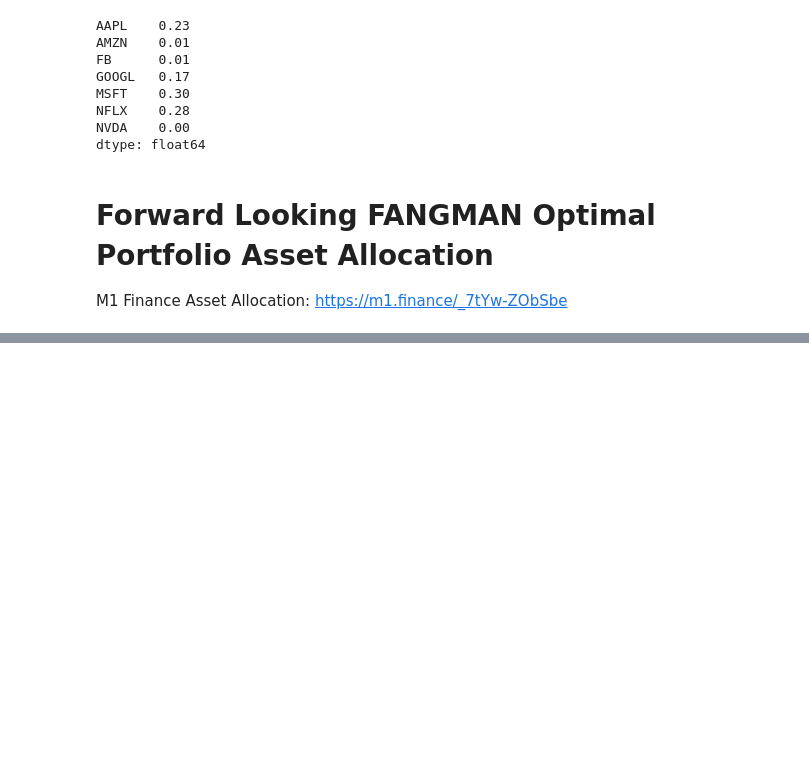
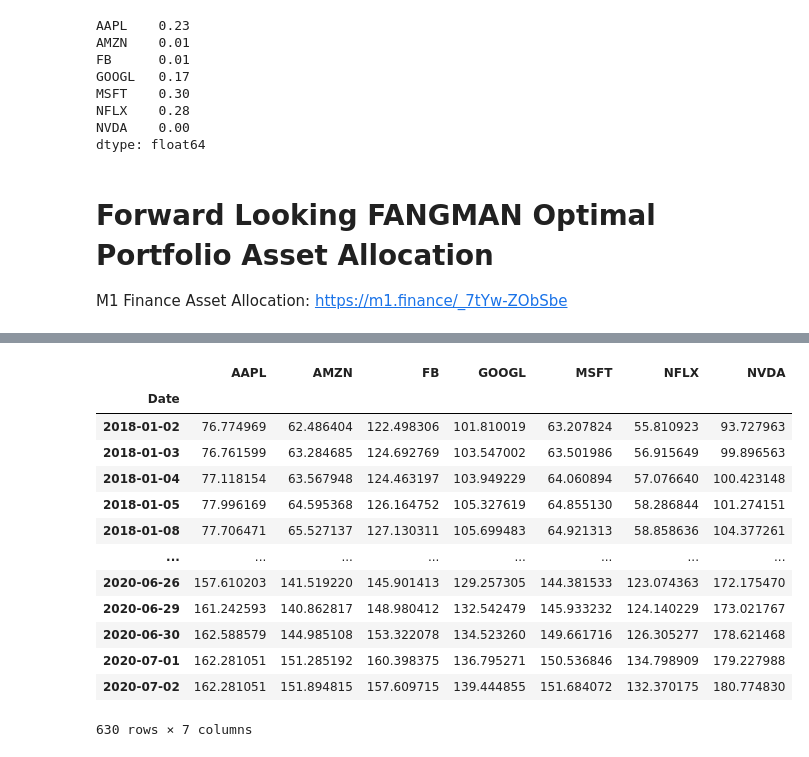
Before and after one commit to Henry501298/Financial-Programming-in-Python, a Jupyter notebook: FANGMAN Portfolio Analysis .ipynb, the cells around one changed output, grey strips where cells are left out. Saved outputs shown, nothing was run; the diff lists cells and outputs as text; code cells hidden in the pictures; blank space fills up the shorter version.

```diff
--- a/FANGMAN Portfolio Analysis .ipynb
+++ b/FANGMAN Portfolio Analysis .ipynb
@@ -810,0 +854,2 @@ M1 Finance Asset Allocation: https://m1.finance/_7tYw-ZObSbe
+# %%
+FANGMAN_Stocks2 = pd.read_csv('FANGMAN_Stocks2.csv', header = [0,1], index_col = [0], parse_dates = [0]).Close
@@ -810,0 +866,18 @@ M1 Finance Asset Allocation: https://m1.finance/_7tYw-ZObSbe
+# %%
+norm = FANGMAN_Stocks2.div(FANGMAN_Stocks.iloc[0, :]).mul(100)
+norm
+# %% [output]
+|  | AAPL | AMZN | FB | GOOGL | MSFT | NFLX | NVDA |
+| Date |  |  |  |  |  |  |  |
+| 2018-01-02 | 76.774969 | 62.486404 | 122.498306 | 101.810019 | 63.207824 | 55.810923 | 93.727963 |
+| 2018-01-03 | 76.761599 | 63.284685 | 124.692769 | 103.547002 | 63.501986 | 56.915649 | 99.896563 |
+| 2018-01-04 | 77.118154 | 63.567948 | 124.463197 | 103.949229 | 64.060894 | 57.076640 | 100.423148 |
+| 2018-01-05 | 77.996169 | 64.595368 | 126.164752 | 105.327619 | 64.855130 | 58.286844 | 101.274151 |
+| 2018-01-08 | 77.706471 | 65.527137 | 127.130311 | 105.699483 | 64.921313 | 58.858636 | 104.377261 |
+| ... | ... | ... | ... | ... | ... | ... | ... |
+| 2020-06-26 | 157.610203 | 141.519220 | 145.901413 | 129.257305 | 144.381533 | 123.074363 | 172.175470 |
+| 2020-06-29 | 161.242593 | 140.862817 | 148.980412 | 132.542479 | 145.933232 | 124.140229 | 173.021767 |
+| 2020-06-30 | 162.588579 | 144.985108 | 153.322078 | 134.523260 | 149.661716 | 126.305277 | 178.621468 |
+| 2020-07-01 | 162.281051 | 151.285192 | 160.398375 | 136.795271 | 150.536846 | 134.798909 | 179.227988 |
+| 2020-07-02 | 162.281051 | 151.894815 | 157.609715 | 139.444855 | 151.684072 | 132.370175 | 180.774830 |
+630 rows × 7 columns
```
Also changed, not shown: parts of 9 cells of this notebook.
